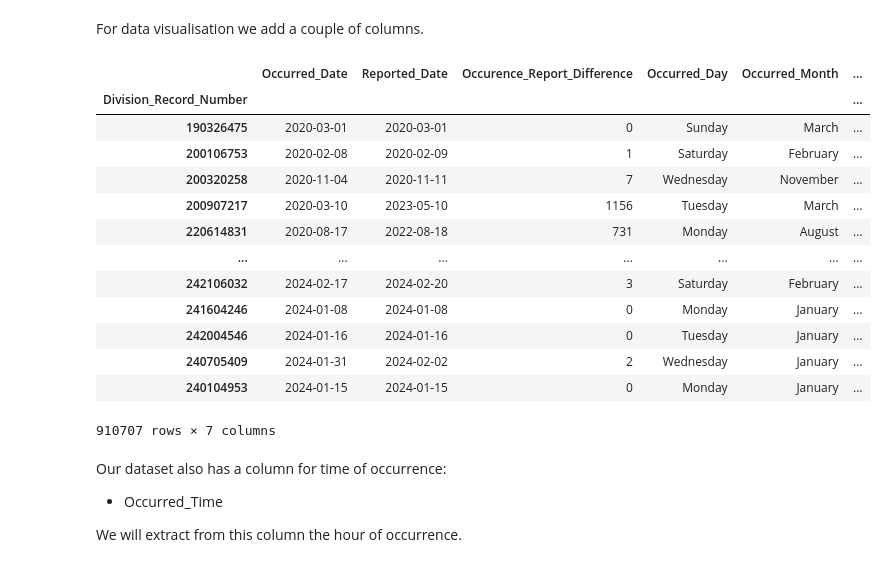
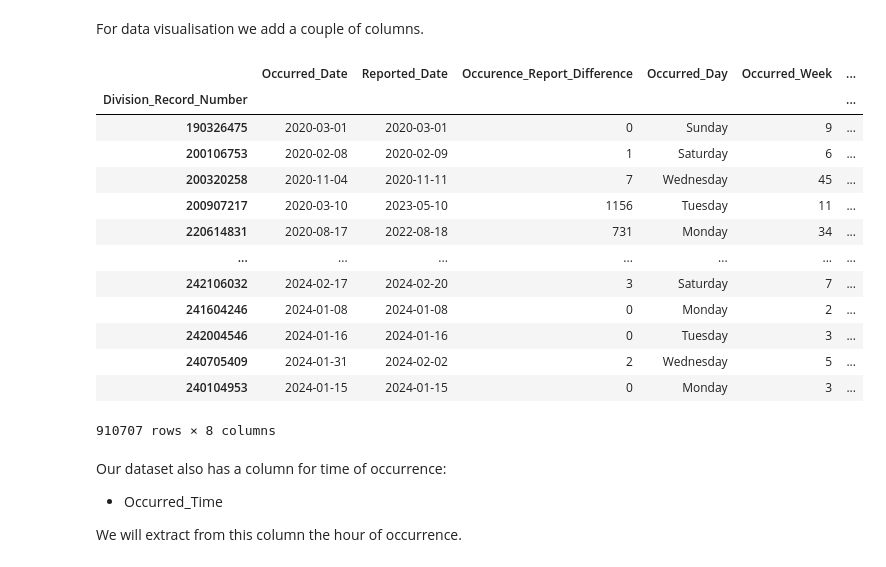
Before and after one commit to AyoubLaar/Data-Mining-Project, a Jupyter notebook: notebook.ipynb, the cells around one changed output. Saved outputs shown, nothing was run; the diff lists cells and outputs as text; code cells hidden in the pictures.

```diff
--- a/notebook.ipynb
+++ b/notebook.ipynb
@@ -505,26 +503,27 @@ True
 # %%
 data["Occurred_Day"] = data["Occurred_Date"].dt.day_name()
 data["Occurred_Month"] = data["Occurred_Date"].dt.month_name()
 data["Occurred_Trimester"] = (data["Occurred_Date"].dt.month - 1) // 3 + 1
 data["Occurred_Year"] = data["Occurred_Date"].dt.year
+data['Occurred_Week'] = data['Occurred_Date'].dt.isocalendar().week
 data["Occurence_Report_Difference"] = (data["Reported_Date"]-data["Occurred_Date"]).dt.days
-columns = ["Occurred_Date","Reported_Date","Occurence_Report_Difference","Occurred_Day","Occurred_Month","Occurred_Trimester","Occurred_Year"]
+columns = ["Occurred_Date","Reported_Date","Occurence_Report_Difference","Occurred_Day","Occurred_Week","Occurred_Month","Occurred_Trimester","Occurred_Year"]
 data[columns]
 # %% [output]
-|  | Occurred_Date | Reported_Date | Occurence_Report_Difference | Occurred_Day | Occurred_Month | ... |
+|  | Occurred_Date | Reported_Date | Occurence_Report_Difference | Occurred_Day | Occurred_Week | ... |
 | Division_Record_Number |  |  |  |  |  | ... |
-| 190326475 | 2020-03-01 | 2020-03-01 | 0 | Sunday | March | ... |
-| 200106753 | 2020-02-08 | 2020-02-09 | 1 | Saturday | February | ... |
-| 200320258 | 2020-11-04 | 2020-11-11 | 7 | Wednesday | November | ... |
-| 200907217 | 2020-03-10 | 2023-05-10 | 1156 | Tuesday | March | ... |
-| 220614831 | 2020-08-17 | 2022-08-18 | 731 | Monday | August | ... |
+| 190326475 | 2020-03-01 | 2020-03-01 | 0 | Sunday | 9 | ... |
+| 200106753 | 2020-02-08 | 2020-02-09 | 1 | Saturday | 6 | ... |
+| 200320258 | 2020-11-04 | 2020-11-11 | 7 | Wednesday | 45 | ... |
+| 200907217 | 2020-03-10 | 2023-05-10 | 1156 | Tuesday | 11 | ... |
+| 220614831 | 2020-08-17 | 2022-08-18 | 731 | Monday | 34 | ... |
 | ... | ... | ... | ... | ... | ... | ... |
-| 242106032 | 2024-02-17 | 2024-02-20 | 3 | Saturday | February | ... |
-| 241604246 | 2024-01-08 | 2024-01-08 | 0 | Monday | January | ... |
-| 242004546 | 2024-01-16 | 2024-01-16 | 0 | Tuesday | January | ... |
-| 240705409 | 2024-01-31 | 2024-02-02 | 2 | Wednesday | January | ... |
-| 240104953 | 2024-01-15 | 2024-01-15 | 0 | Monday | January | ... |
+| 242106032 | 2024-02-17 | 2024-02-20 | 3 | Saturday | 7 | ... |
+| 241604246 | 2024-01-08 | 2024-01-08 | 0 | Monday | 2 | ... |
+| 242004546 | 2024-01-16 | 2024-01-16 | 0 | Tuesday | 3 | ... |
+| 240705409 | 2024-01-31 | 2024-02-02 | 2 | Wednesday | 5 | ... |
+| 240104953 | 2024-01-15 | 2024-01-15 | 0 | Monday | 3 | ... |
-910707 rows × 7 columns
+910707 rows × 8 columns
 # %% [markdown]
 <p>Our dataset also has a column for time of occurrence:</p>
 <ul>
```
Also changed, not shown: parts of 40 cells of this notebook.
